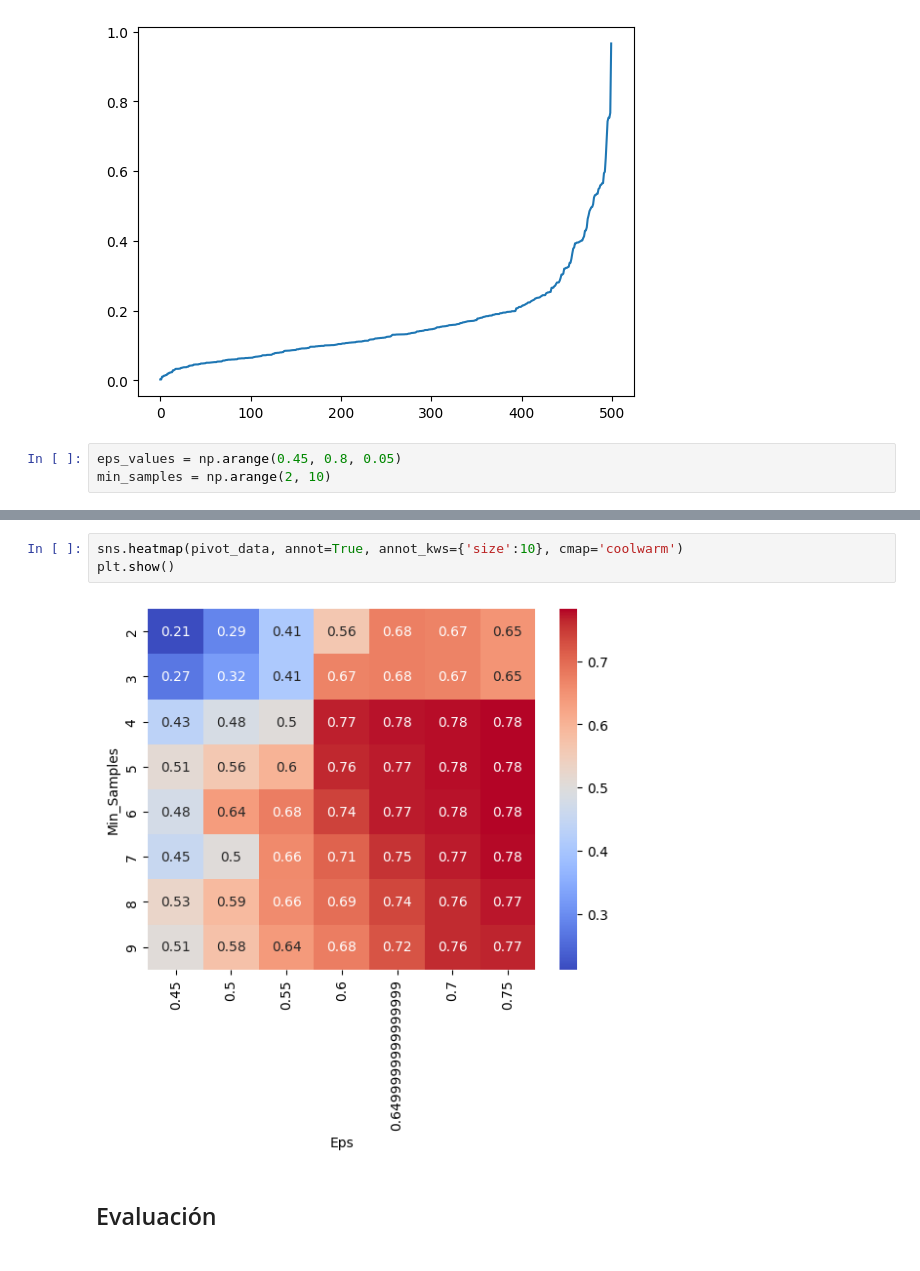
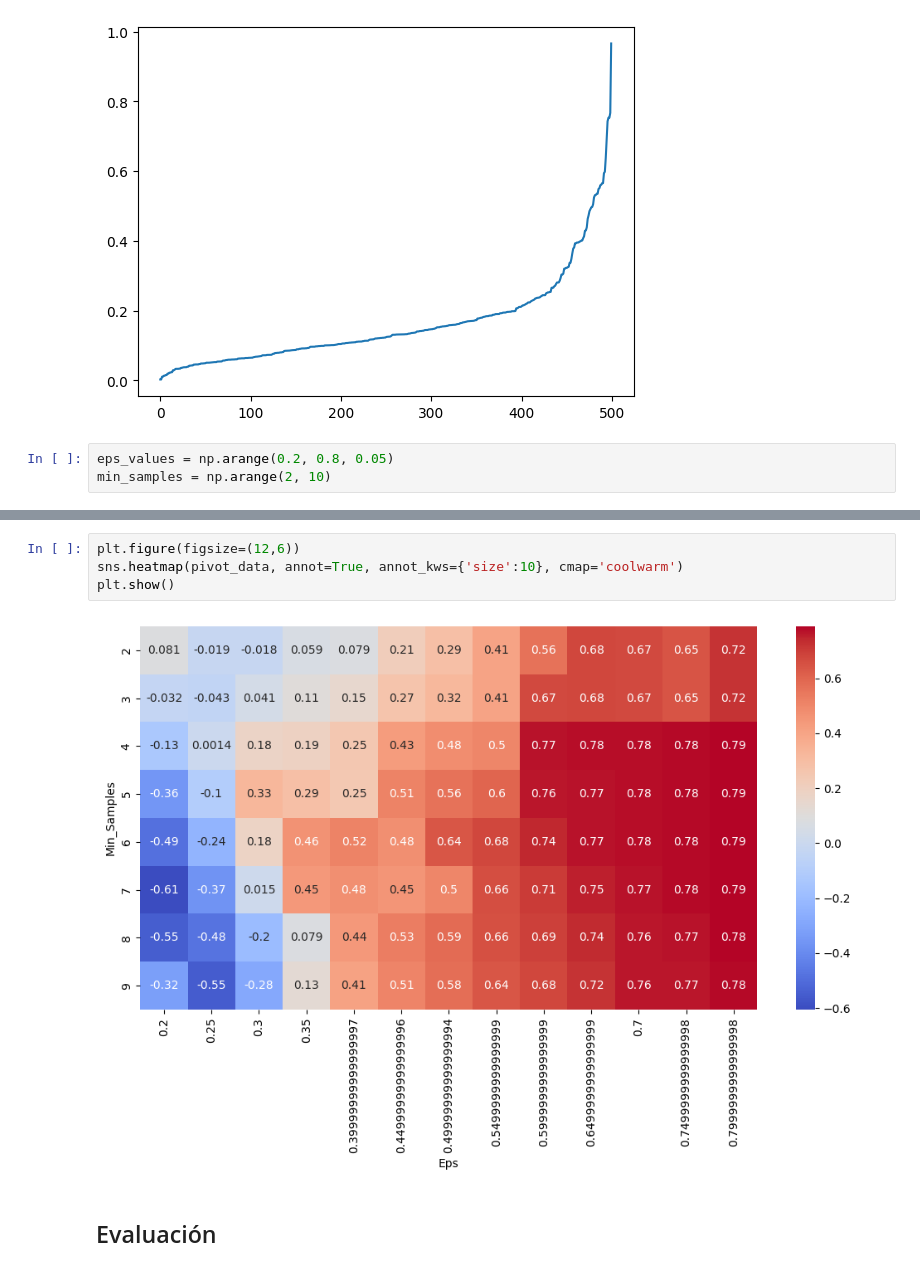
Before and after one commit to PabloJRW/clustering, a Jupyter notebook: dbscan.ipynb, the cells around one changed output, grey strips where cells are left out. Drawn from its saved outputs; the diff is of its cells as text.

```diff
--- a/dbscan.ipynb
+++ b/dbscan.ipynb
@@ -104,7 +118,7 @@ plt.show()
 # %% [output]
 [figure]
 # %%
-eps_values = np.arange(0.45, 0.8, 0.05)
+eps_values = np.arange(0.2, 0.8, 0.05)
 min_samples = np.arange(2, 10)
 # %%
 from itertools import product
@@ -136,8 +150,9 @@ pivot_data
 # %%
+plt.figure(figsize=(12,6))
 sns.heatmap(pivot_data, annot=True, annot_kws={'size':10}, cmap='coolwarm')
 plt.show()
 # %% [output]
-[figure, old version]
+[figure, new version]
 # %% [markdown]
 ## Evaluación
 # %%
```
Also changed, not shown: parts of 9 cells of this notebook.
